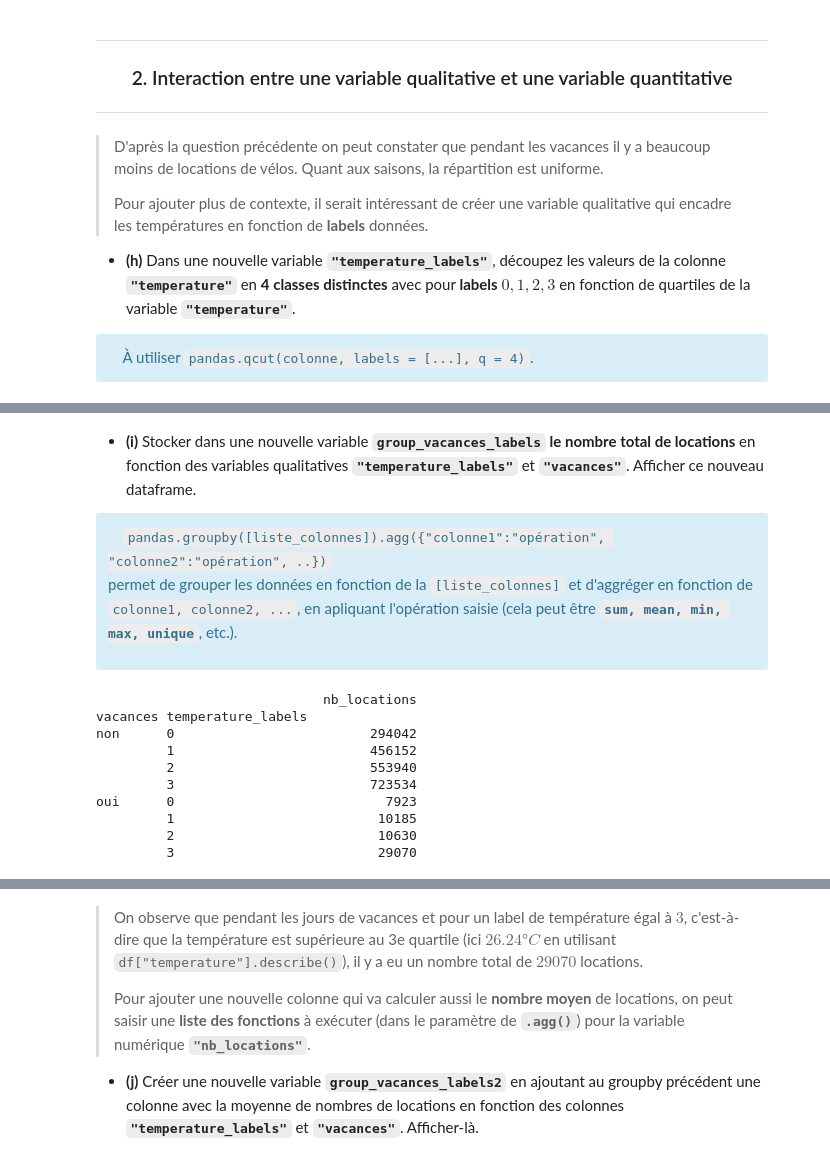
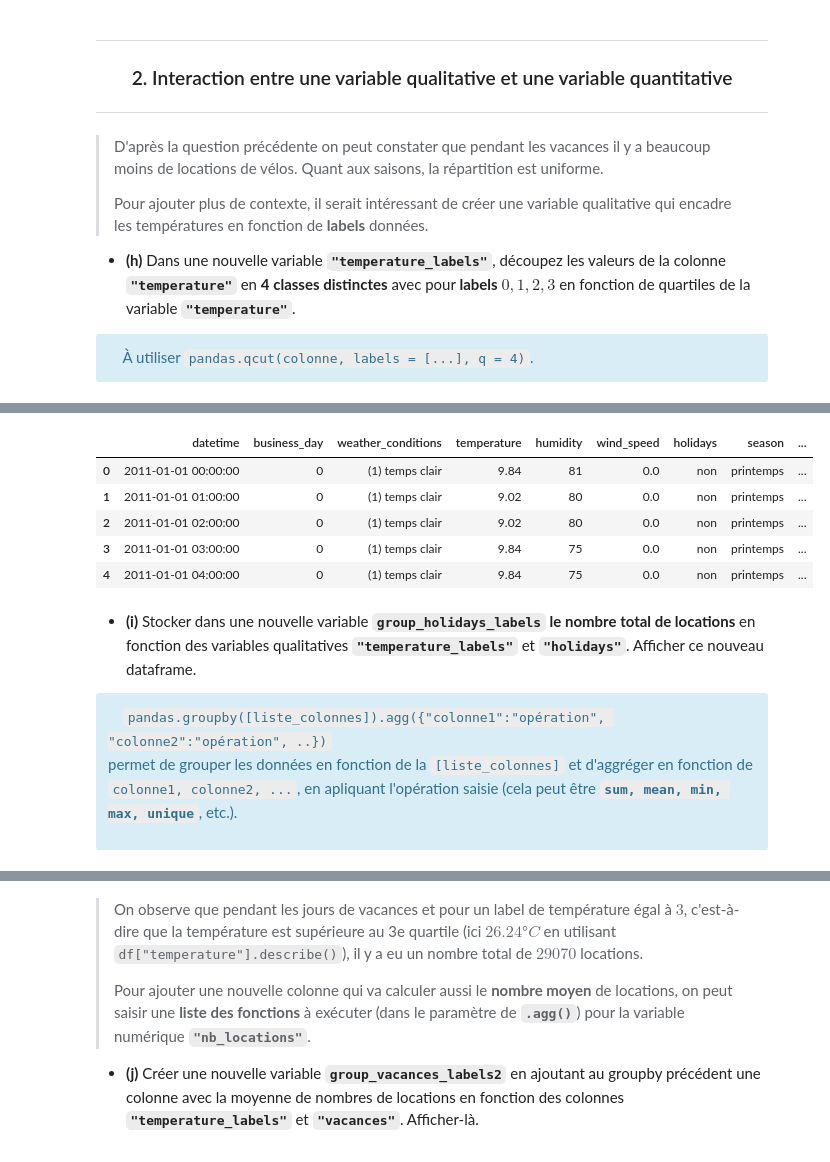
Before and after one commit to Demosthene-OR/Student-AI-and-Data-Management, a Jupyter notebook: 02_analysis_quali_and_temporal_variables.ipynb, the cells around one changed output, grey strips where cells are left out. Cells and saved outputs as stored; diff of their text form; code cells hidden in the pictures.

```diff
--- a/02_analysis_quali_and_temporal_variables.ipynb
+++ b/02_analysis_quali_and_temporal_variables.ipynb
@@ -197,8 +184,16 @@ cat_data.head()
 # %%
 df['temperature_labels'] = pd.qcut(df['temperature'], labels = [0, 1, 2, 3], q = 4)
+df.head()
+# %% [output]
+|  | datetime | business_day | weather_conditions | temperature | humidity | wind_speed | holidays | season | ... |
+| 0 | 2011-01-01 00:00:00 | 0 | (1) temps clair | 9.84 | 81 | 0.0 | non | printemps | ... |
+| 1 | 2011-01-01 01:00:00 | 0 | (1) temps clair | 9.02 | 80 | 0.0 | non | printemps | ... |
+| 2 | 2011-01-01 02:00:00 | 0 | (1) temps clair | 9.02 | 80 | 0.0 | non | printemps | ... |
+| 3 | 2011-01-01 03:00:00 | 0 | (1) temps clair | 9.84 | 75 | 0.0 | non | printemps | ... |
+| 4 | 2011-01-01 04:00:00 | 0 | (1) temps clair | 9.84 | 75 | 0.0 | non | printemps | ... |
 # %% [markdown]
 
-* **(i)**  Stocker dans une nouvelle variable **`group_vacances_labels`** **le nombre total de locations** en fonction des variables qualitatives **`"temperature_labels"`**  et **`"vacances"`**. Afficher ce nouveau dataframe.
+* **(i)**  Stocker dans une nouvelle variable **`group_holidays_labels`** **le nombre total de locations** en fonction des variables qualitatives **`"temperature_labels"`**  et **`"holidays"`**. Afficher ce nouveau dataframe.
 
 <div class="alert alert-info">
 <i class="fa fa-info-circle"></i> &emsp;
@@ -206,17 +201,3 @@ df['temperature_labels'] = pd.qcut(df['temperature'], labels = [0, 1, 2, 3], q =
 
 permet de grouper les données en fonction de la <code>[liste_colonnes]</code> et d'aggréger en fonction de <code>colonne1, colonne2, ...</code>, en apliquant l'opération saisie (cela peut être <code><b>sum, mean, min, max, unique</b></code>, etc.).
 </div>
-# %%
-group_vacances_labels =  df.groupby(['vacances','temperature_labels']).agg({"nb_locations":"sum"})
-print(group_vacances_labels)
-# %% [output]
-                             nb_locations
-vacances temperature_labels
-non      0                         294042
-         1                         456152
-         2                         553940
-         3                         723534
-oui      0                           7923
-         1                          10185
-         2                          10630
-         3                          29070
```
Also changed, not shown: parts of 31 cells of this notebook, 1 other file.
